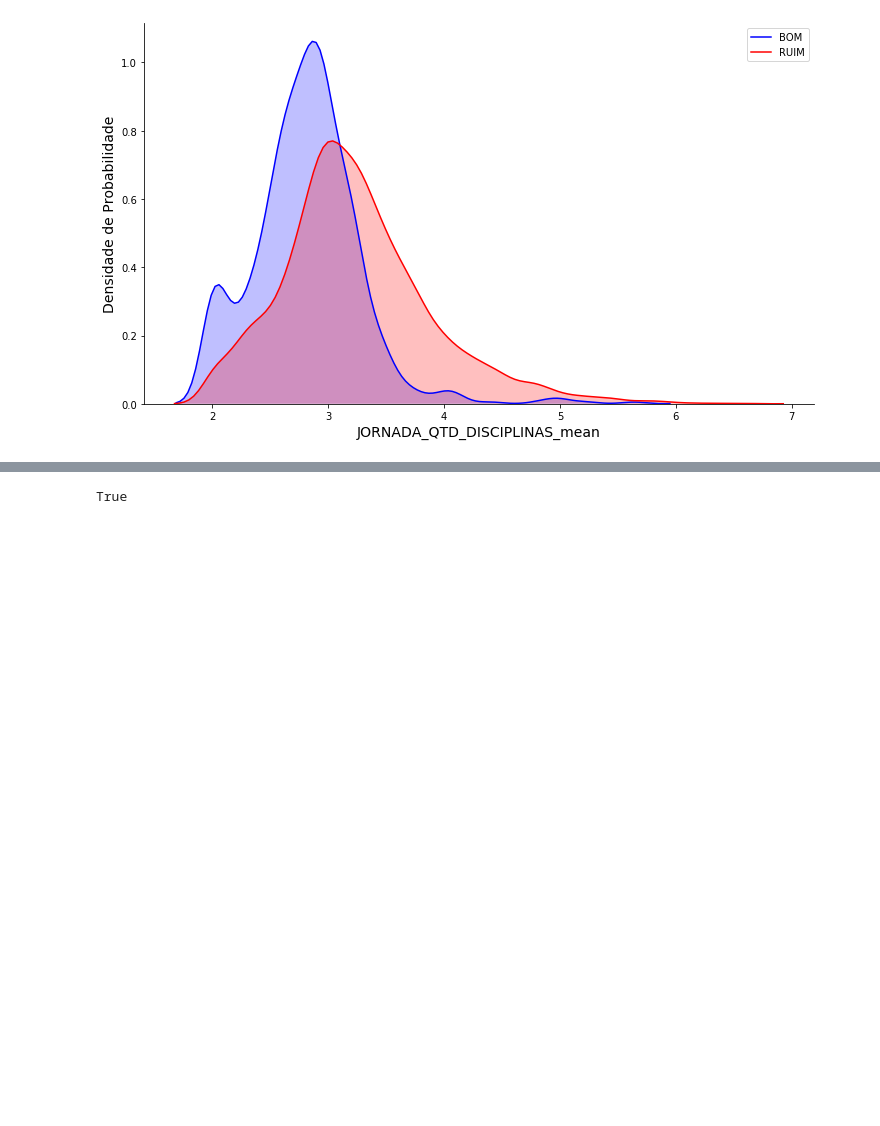
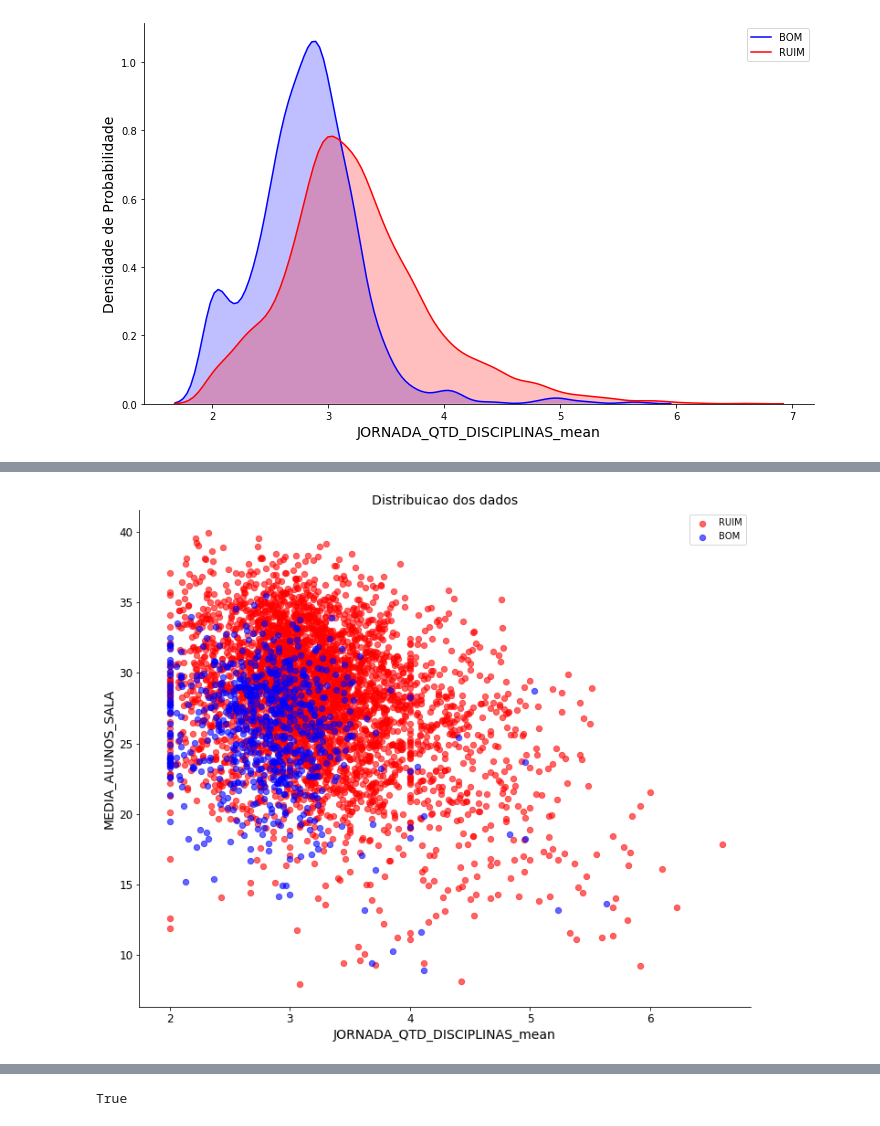
Before and after one commit to miltongneto/Education-SP-BR, a Jupyter notebook: notebooks/04-interpretability.ipynb, the cells around one changed output, grey strips where cells are left out. Cells and saved outputs as stored; diff of their text form; code cells hidden in the pictures; blank space fills up the shorter version.

```diff
--- a/notebooks/04-interpretability.ipynb
+++ b/notebooks/04-interpretability.ipynb
@@ -187,0 +214,4 @@ plot_kde_two_samples(dataset, 'JORNADA_QTD_DISCIPLINAS_mean')
+# %%
+plot_scatter(dataset, 'JORNADA_QTD_DISCIPLINAS_mean', 'MEDIA_ALUNOS_SALA')
+# %% [output]
+[figure, added]
```
Also changed, not shown: parts of 38 cells of this notebook, 13 other files.
